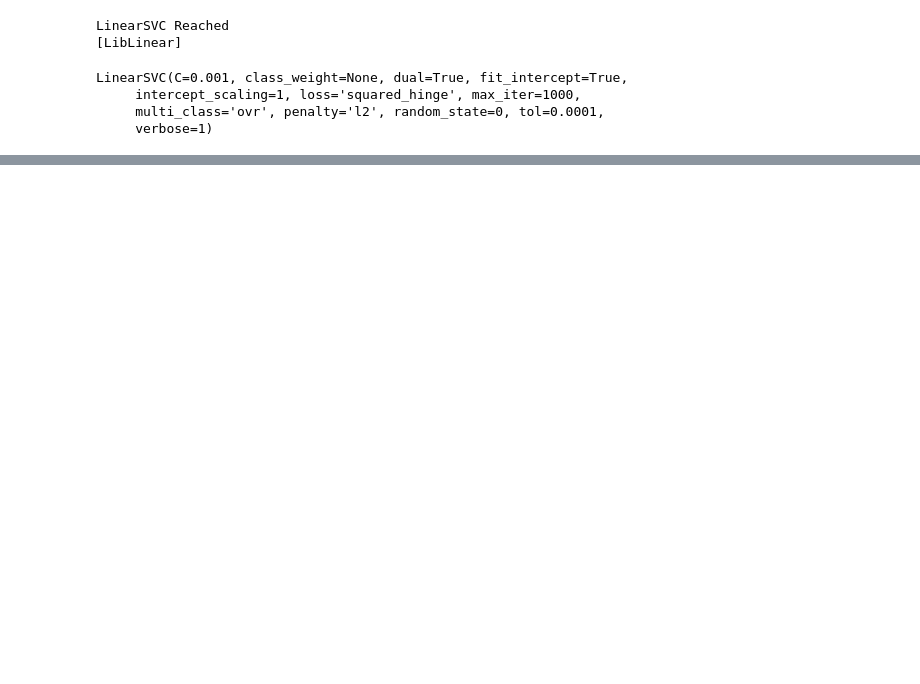
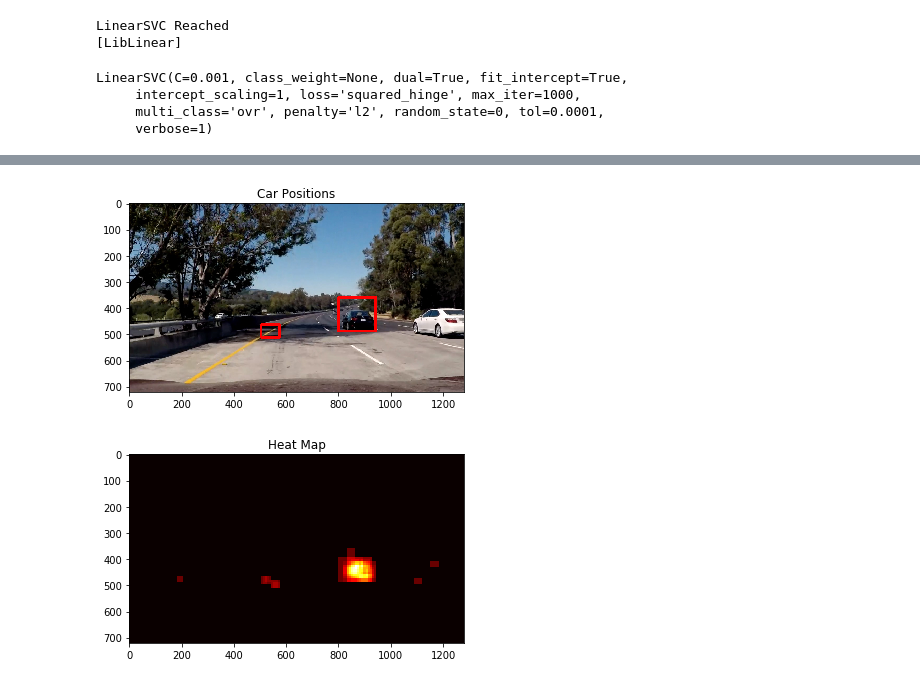
Before and after one commit to therightnee/Udacity-Self-Driving-Car-Nanodegree, a Jupyter notebook: Term 1 - Project 5 - Vehicle Detection/Vehicle Detection.ipynb, the cells around one changed output, grey strips where cells are left out. Drawn from its saved outputs; the diff is of its cells as text; code cells hidden in the pictures; blank space fills up the shorter version.

```diff
--- a/Term 1 - Project 5 - Vehicle Detection/Vehicle Detection.ipynb
+++ b/Term 1 - Project 5 - Vehicle Detection/Vehicle Detection.ipynb
@@ -285,0 +415,25 @@ video.release()
+# %%
+#Draw bounding boxes around potential cars
+draw_image = np.copy(test_image1)
+
+# Add heat to each box in box list and threshold the image for false positives
+heat = heat_map(draw_image,check_list, 2)
+
+# Visualize the heatmap when displaying
+heatmap = np.clip(heat, 0, 255)
+
+# Find final boxes from heatmap using label function
+labels = label(heatmap)
+bounded_image = draw_labeled_bboxes(draw_image, labels)
+
+fig1 = plt.figure(1)
+plt.imshow(cv2.cvtColor(bounded_image, cv2.COLOR_BGR2RGB))
+#plt.imshow(bounded_image)
+plt.title('Car Positions')
+fig2 = plt.figure(2)
+plt.imshow(heatmap, cmap='hot')
+plt.title('Heat Map')
+plt.show()
+# %% [output]
+[figure, added]
+[figure, added]
```
Also changed, not shown: parts of 15 cells of this notebook, 1 other file.
